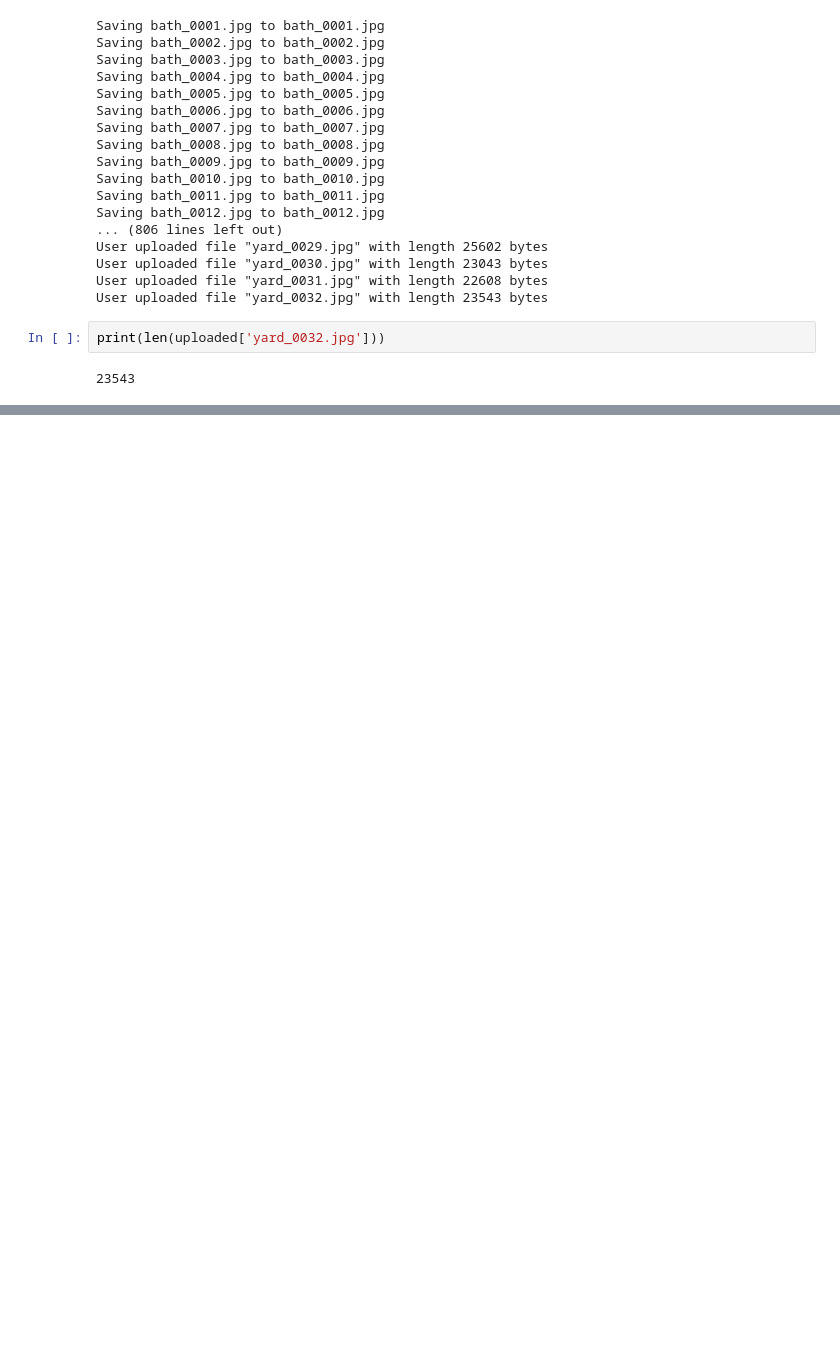
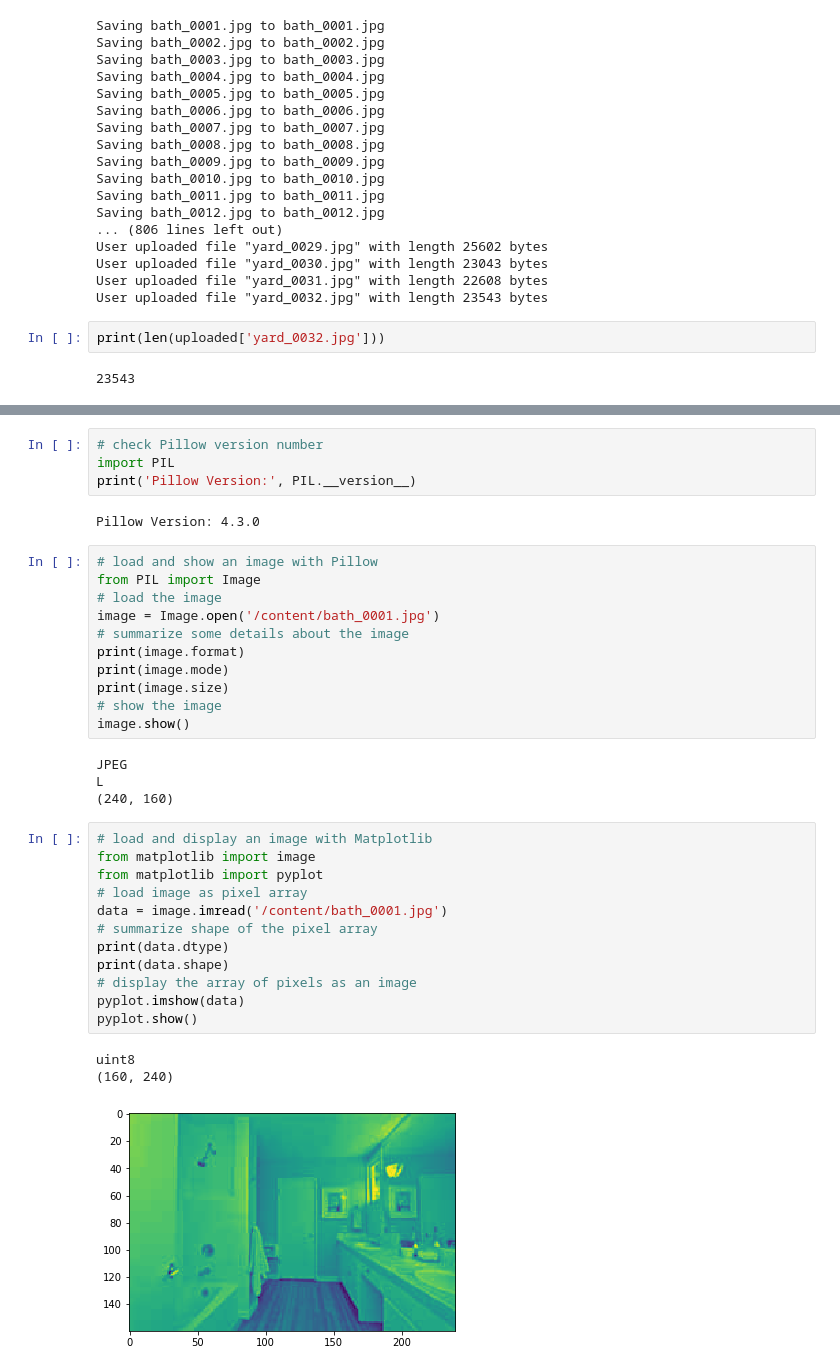
Before and after one commit to JimKing100/Image_Project, a Jupyter notebook: Test.ipynb, the cells around one changed output, grey strips where cells are left out. Drawn from its saved outputs; the diff is of its cells as text; blank space fills up the shorter version.

```diff
--- a/Test.ipynb
+++ b/Test.ipynb
@@ -36,0 +42,37 @@ print(len(uploaded['yard_0032.jpg']))
+# %%
+# check Pillow version number
+import PIL
+print('Pillow Version:', PIL.__version__)
+# %% [output]
+Pillow Version: 4.3.0
+# %%
+# load and show an image with Pillow
+from PIL import Image
+# load the image
+image = Image.open('/content/bath_0001.jpg')
+# summarize some details about the image
+print(image.format)
+print(image.mode)
+print(image.size)
+# show the image
+image.show()
+# %% [output]
+JPEG
+L
+(240, 160)
+# %%
+# load and display an image with Matplotlib
+from matplotlib import image
+from matplotlib import pyplot
+# load image as pixel array
+data = image.imread('/content/bath_0001.jpg')
+# summarize shape of the pixel array
+print(data.dtype)
+print(data.shape)
+# display the array of pixels as an image
+pyplot.imshow(data)
+pyplot.show()
+# %% [output]
+uint8
+(160, 240)
+[figure, added]
```
Also changed, not shown: parts of 3 cells of this notebook.
